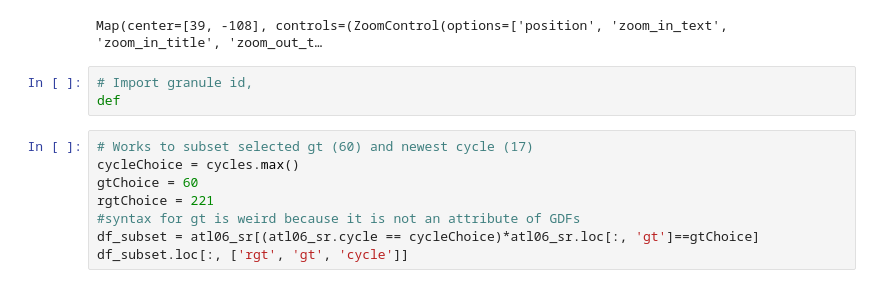
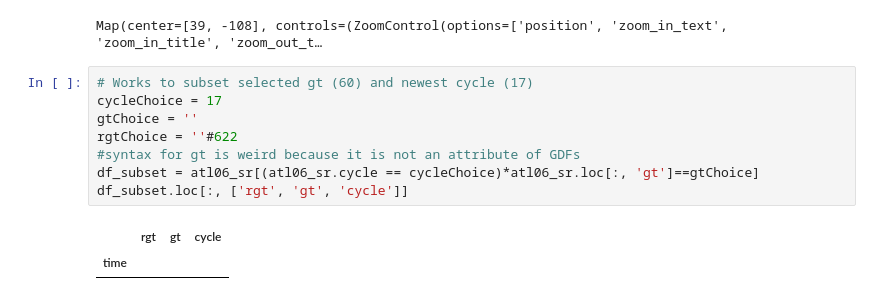
Before and after one commit to ICESAT-2HackWeek/surfit, a Jupyter notebook: shared_code/ATL06_Retrieval.ipynb, the cells around one changed output. Drawn from its saved outputs; the diff is of its cells as text.

Commit message:
unpack granule ids

```diff
--- a/shared_code/ATL06_Retrieval.ipynb
+++ b/shared_code/ATL06_Retrieval.ipynb
@@ -107,14 +133,14 @@ m.GeoData(atl06_sr, column_name='h_mean', cmap='viridis', max_plot_point=max_plo
 display.display(m.map)
 # %% [output]
 Map(center=[39, -108], controls=(ZoomControl(options=['position', 'zoom_in_text', 'zoom_in_title', 'zoom_out_t…
-# %%
-# Import granule id,
-def
 # %%
 # Works to subset selected gt (60) and newest cycle (17)
-cycleChoice = cycles.max()
-gtChoice = 60
-rgtChoice = 221
+cycleChoice = 17
+gtChoice = ''
+rgtChoice = ''#622
 #syntax for gt is weird because it is not an attribute of GDFs
 df_subset = atl06_sr[(atl06_sr.cycle == cycleChoice)*atl06_sr.loc[:, 'gt']==gtChoice]
 df_subset.loc[:, ['rgt', 'gt', 'cycle']]
+# %% [output]
+|  | rgt | gt | cycle |
+| time |  |  |  |
```
Also changed, not shown: parts of 9 cells of this notebook, 1 other file.
